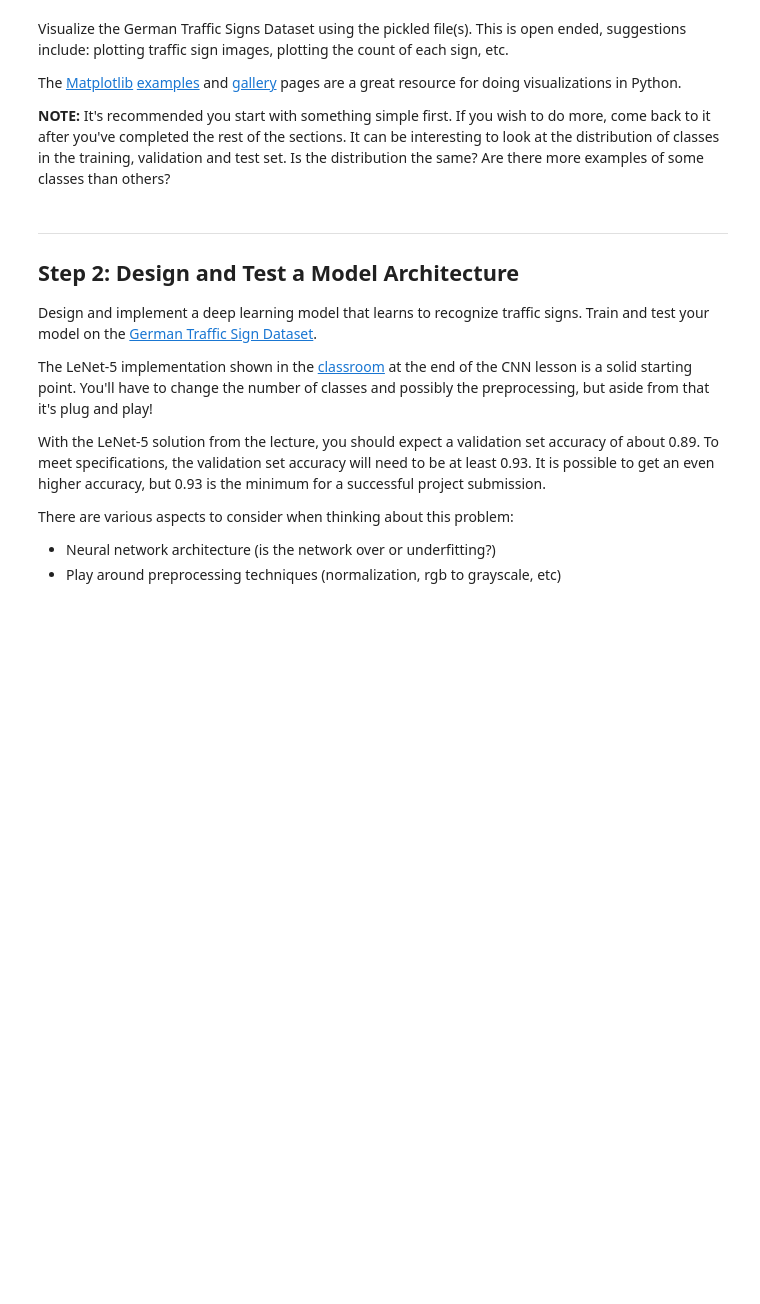
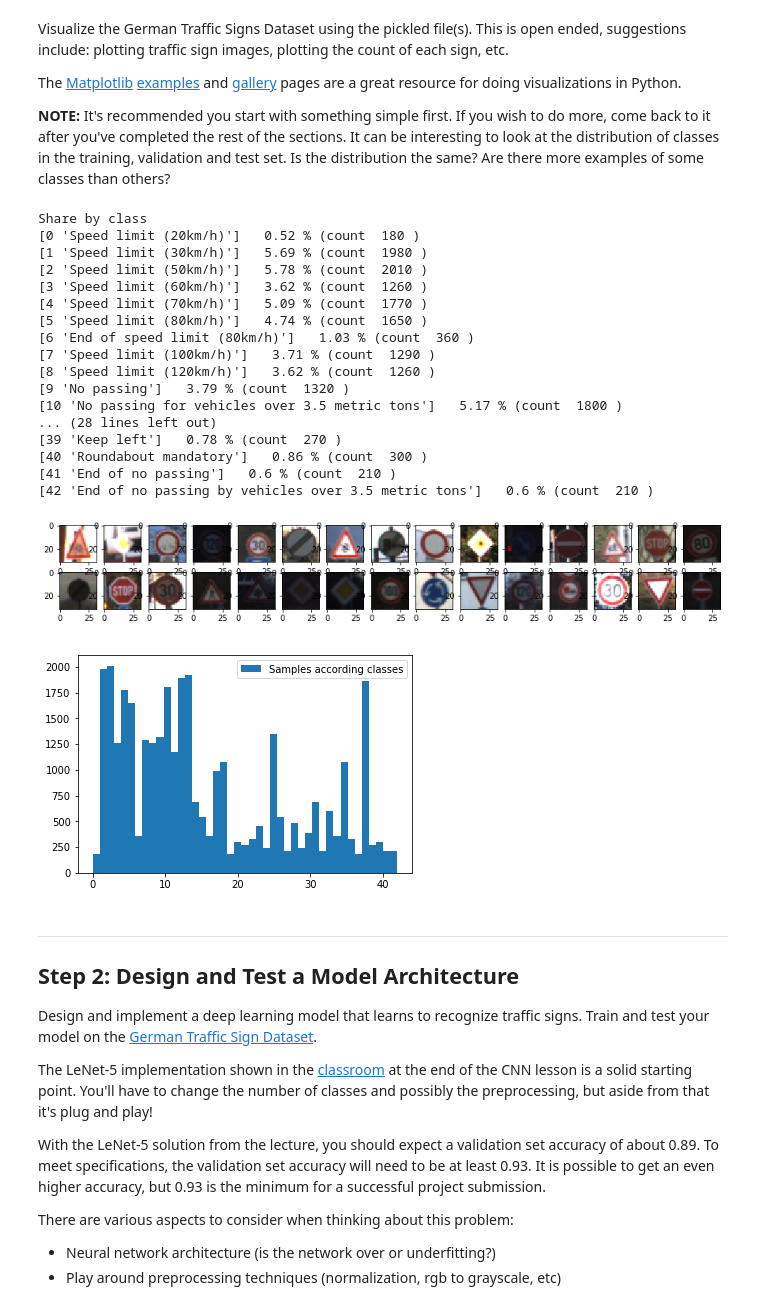
Before and after one commit to rosocz/TrafficSign, a Jupyter notebook: Traffic_Sign_Classifier.ipynb, the cells around one changed output. Cells and saved outputs as stored; diff of their text form; code cells hidden in the pictures; blank space fills up the shorter version.

```diff
--- a/Traffic_Sign_Classifier.ipynb
+++ b/Traffic_Sign_Classifier.ipynb
@@ -23,6 +23,15 @@ The [rubric](https://review.udacity.com/#!/rubrics/481/view) contains "Stand Out
 # Load pickled data
 import pickle
 import matplotlib.pyplot as plt
+import numpy as np
+import tensorflow as tf
+from skimage import exposure
+from sklearn.preprocessing import minmax_scale
+from scipy import ndimage, misc
+import random, math
+import pandas as p
+from sklearn.utils import shuffle
+%matplotlib inline
 
 # TODO: Fill this in based on where you saved the training and testing data
 
@@ -37,6 +46,8 @@ with open(validation_file, mode='rb') as f:
 with open(testing_file, mode='rb') as f:
     test = pickle.load(f)
 
+sign_labels = p.read_csv("signnames.csv")
+
 X_train, y_train = train['features'], train['labels']
 X_valid, y_valid = valid['features'], valid['labels']
 X_test, y_test = test['features'], test['labels']
@@ -89,17 +107,46 @@ The [Matplotlib](http://matplotlib.org/) [examples](http://matplotlib.org/exampl
 # %%
 ### Data exploration visualization code goes here.
 ### Feel free to use as many code cells as needed.
 # Visualizations will be shown in the notebook.
-%matplotlib inline
-fig = plt.figure(figsize=(2,2))
-a=fig.add_subplot(1,2,1)
-imgplot = plt.imshow(X_train[2000])
-a=fig.add_subplot(1,2,2)
-imgplot = plt.imshow(X_train[100])
+fig = plt.figure(figsize=(15,4))
+for i in range(15):
+    a=fig.add_subplot(1,15,i+1)
+    a.imshow(X_train[random.randint(0,len(X_train))])
+
+for i in range(15):
+    a=fig.add_subplot(2,15,i+1)
+    a.imshow(X_train[random.randint(0,len(X_train))])
 
 fig.show()
 
-#plt.hist(y_test)
+fig = plt.figure()
+plt.hist(y_train, bins=len(np.unique(y_train)), label="Samples according classes")
+plt.legend()
+
+share_classes_percentage = np.round((np.bincount(y_train)*100)/len(y_train),2)
+print('Share by class')
+for share, y, name, pieces in zip(share_classes_percentage, np.unique(y_train), sign_labels.values, np.bincount(y_train)):
+    print(name,' ', share,'% (count ', pieces ,')')
+# %% [output]
+Share by class
+[0 'Speed limit (20km/h)']   0.52 % (count  180 )
+[1 'Speed limit (30km/h)']   5.69 % (count  1980 )
+[2 'Speed limit (50km/h)']   5.78 % (count  2010 )
+[3 'Speed limit (60km/h)']   3.62 % (count  1260 )
+[4 'Speed limit (70km/h)']   5.09 % (count  1770 )
+[5 'Speed limit (80km/h)']   4.74 % (count  1650 )
+[6 'End of speed limit (80km/h)']   1.03 % (count  360 )
+[7 'Speed limit (100km/h)']   3.71 % (count  1290 )
+[8 'Speed limit (120km/h)']   3.62 % (count  1260 )
+[9 'No passing']   3.79 % (count  1320 )
+[10 'No passing for vehicles over 3.5 metric tons']   5.17 % (count  1800 )
+... (28 lines left out)
+[39 'Keep left']   0.78 % (count  270 )
+[40 'Roundabout mandatory']   0.86 % (count  300 )
+[41 'End of no passing']   0.6 % (count  210 )
+[42 'End of no passing by vehicles over 3.5 metric tons']   0.6 % (count  210 )
+[figure, added]
+[figure, added]
 # %% [markdown]
 ----
 
```
Also changed, not shown: parts of 31 cells of this notebook.
